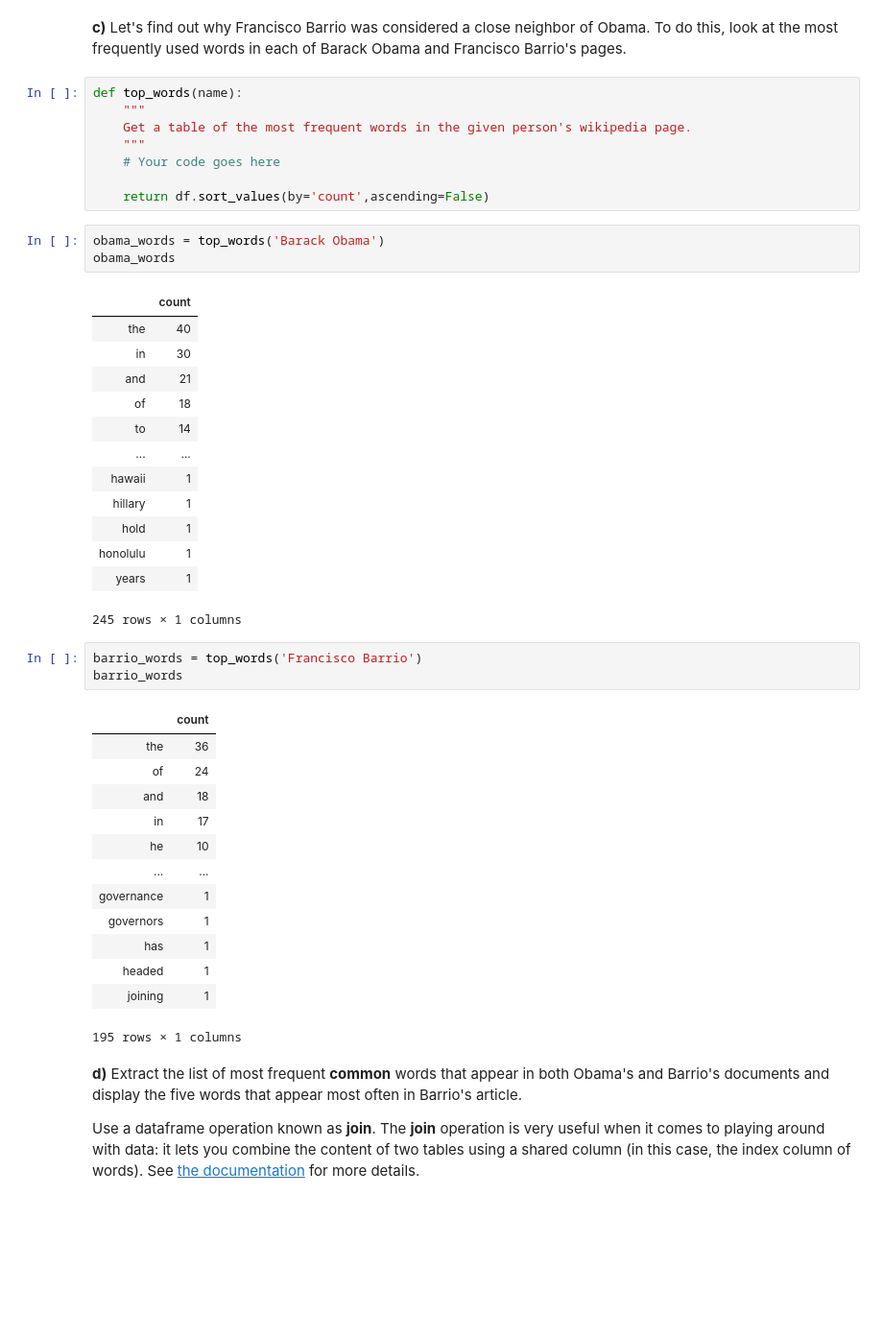
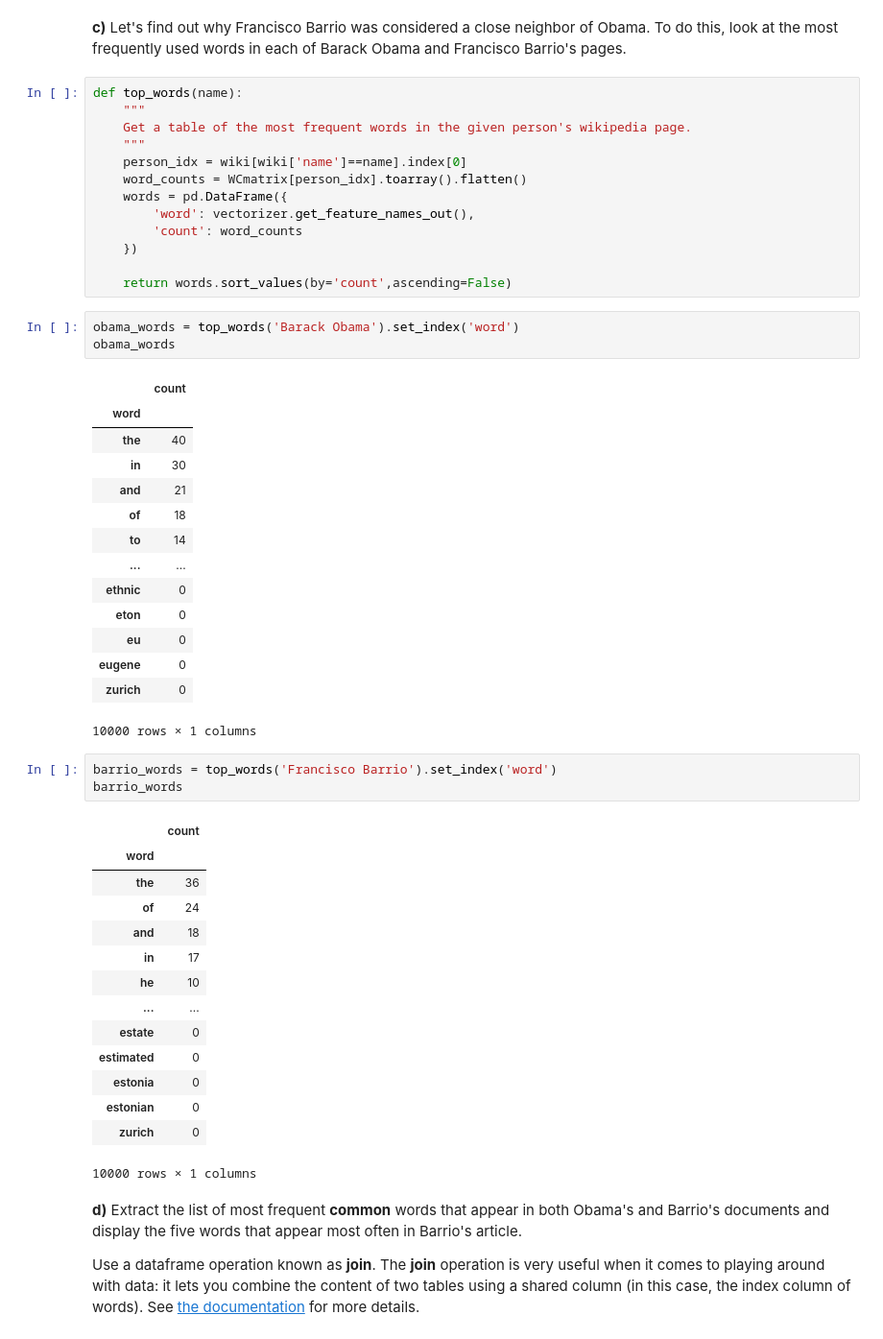
Before and after one commit to Falanger-debug/Data-Analyticts, a Jupyter notebook: Clustering - primer/Assignment_4_without_code.ipynb, the cells around one changed output. Shown: that part at 96% size. Saved outputs shown, nothing was run; the diff lists cells and outputs as text; blank space fills up the shorter version.

```diff
--- a/Clustering - primer/Assignment_4_without_code.ipynb
+++ b/Clustering - primer/Assignment_4_without_code.ipynb
@@ -112,43 +122,50 @@ def top_words(name):
     """
     Get a table of the most frequent words in the given person's wikipedia page.
     """
-    # Your code goes here
+    person_idx = wiki[wiki['name']==name].index[0]
+    word_counts = WCmatrix[person_idx].toarray().flatten()
+    words = pd.DataFrame({
+        'word': vectorizer.get_feature_names_out(),
+        'count': word_counts
+    })
 
-    return df.sort_values(by='count',ascending=False)
+    return words.sort_values(by='count',ascending=False)
 # %%
-obama_words = top_words('Barack Obama')
+obama_words = top_words('Barack Obama').set_index('word')
 obama_words
 # %% [output]
 |  | count |
+| word |  |
 | the | 40 |
 | in | 30 |
 | and | 21 |
 | of | 18 |
 | to | 14 |
 | ... | ... |
-| hawaii | 1 |
-| hillary | 1 |
-| hold | 1 |
-| honolulu | 1 |
-| years | 1 |
+| ethnic | 0 |
+| eton | 0 |
+| eu | 0 |
+| eugene | 0 |
+| zurich | 0 |
-245 rows × 1 columns
+10000 rows × 1 columns
 # %%
-barrio_words = top_words('Francisco Barrio')
+barrio_words = top_words('Francisco Barrio').set_index('word')
 barrio_words
 # %% [output]
 |  | count |
+| word |  |
 | the | 36 |
 | of | 24 |
 | and | 18 |
 | in | 17 |
 | he | 10 |
 | ... | ... |
-| governance | 1 |
-| governors | 1 |
-| has | 1 |
-| headed | 1 |
-| joining | 1 |
+| estate | 0 |
+| estimated | 0 |
+| estonia | 0 |
+| estonian | 0 |
+| zurich | 0 |
-195 rows × 1 columns
+10000 rows × 1 columns
 # %% [markdown]
 **d)** Extract the list of most frequent **common** words that appear in both Obama's and Barrio's documents and display the five words that appear most often in Barrio's article.
 
```
Also changed, not shown: parts of 13 cells of this notebook.
